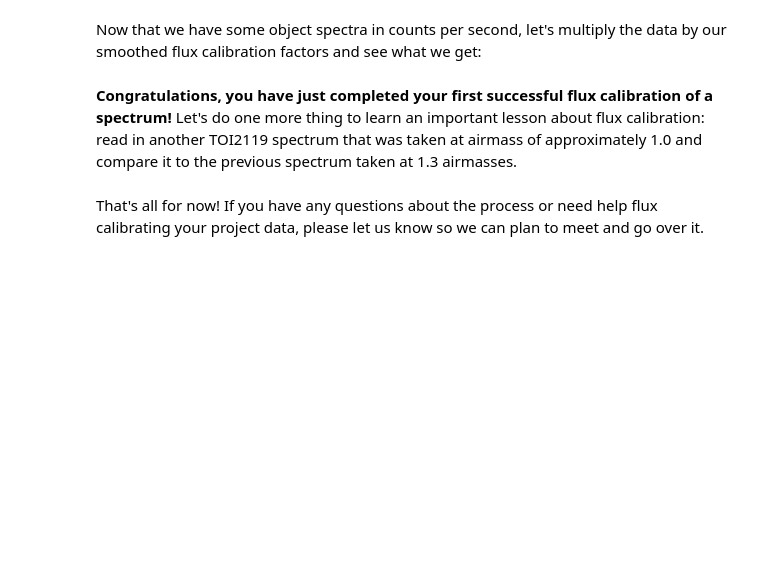
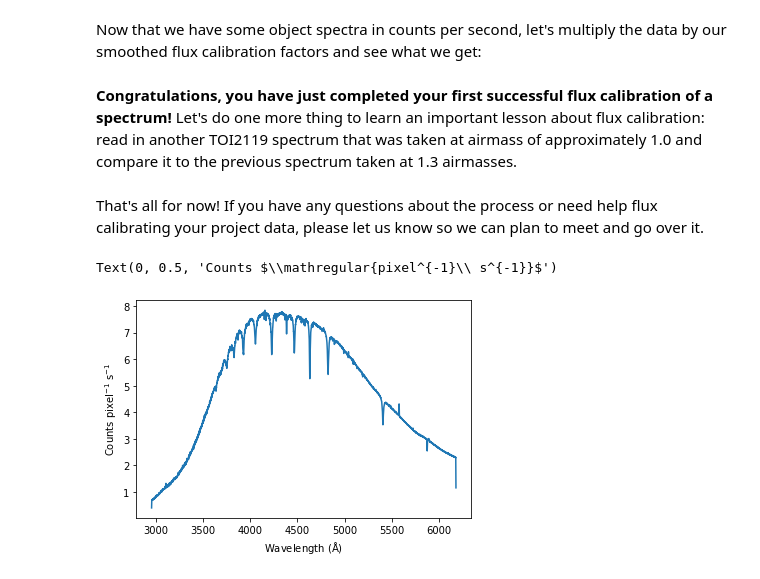
Before and after one commit to collinsinclair/astr-3520-final-project, a Jupyter notebook: Flux Calibration-2.ipynb, the cells around one changed output. Drawn from its saved outputs; the diff is of its cells as text; code cells hidden in the pictures; blank space fills up the shorter version.

```diff
--- a/Flux Calibration-2.ipynb
+++ b/Flux Calibration-2.ipynb
@@ -292,0 +207,20 @@ That's all for now! If you have any questions about the process or need help flu
+# %%
+# copy wavelength solution from other notebook
+comp_2_coef = np.array([-1.50132099e-05, -7.24537913e-01, 6.17740830e+03])
+comp_2_pix_to_wavelength = np.poly1d(comp_2_coef)
+
+data = fits.open('ccd_calibrations/bd_flux_1.fits')[0].data
+# star_counts = data[:, 650:685].mean(axis=1)
+# sky_counts = data[:, 200:400].sum(axis=1)+data[:, 900:1000].sum(axis=1)
+# data_counts = star_counts - sky_counts
+data_counts = data[:, 550:775].mean(axis=1)
+data_wavelengths = comp_2_pix_to_wavelength(np.arange(data.shape[0]))
+data_counts /= (6 * 60)  # convert to counts per second
+
+# plot the observed spectrum
+plt.plot(data_wavelengths, data_counts)
+plt.xlabel('Wavelength ($\mathregular{\AA}$)')
+plt.ylabel('Counts $\mathregular{pixel^{-1}\ s^{-1}}$')
+# %% [output]
+Text(0, 0.5, 'Counts $\\mathregular{pixel^{-1}\\ s^{-1}}$')
+[figure, added]
```
Also changed, not shown: parts of 26 cells of this notebook, 10 other files.
